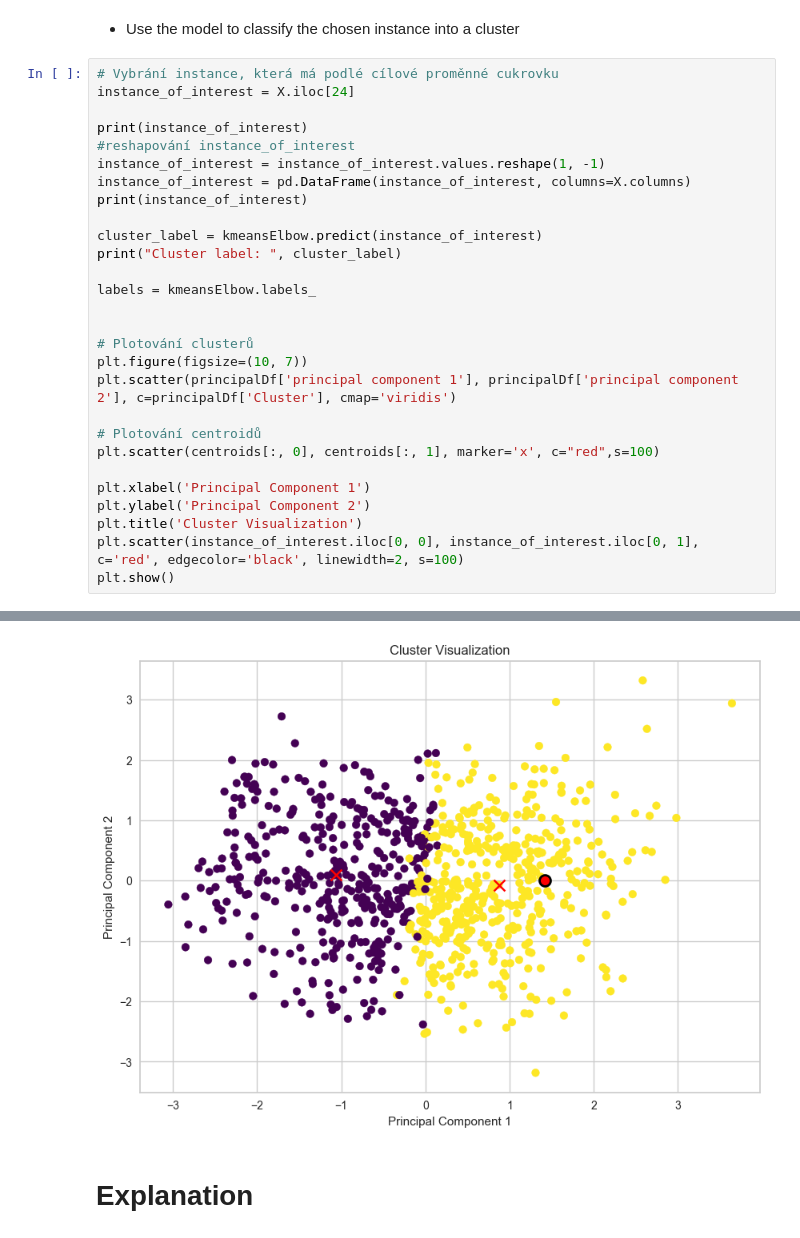
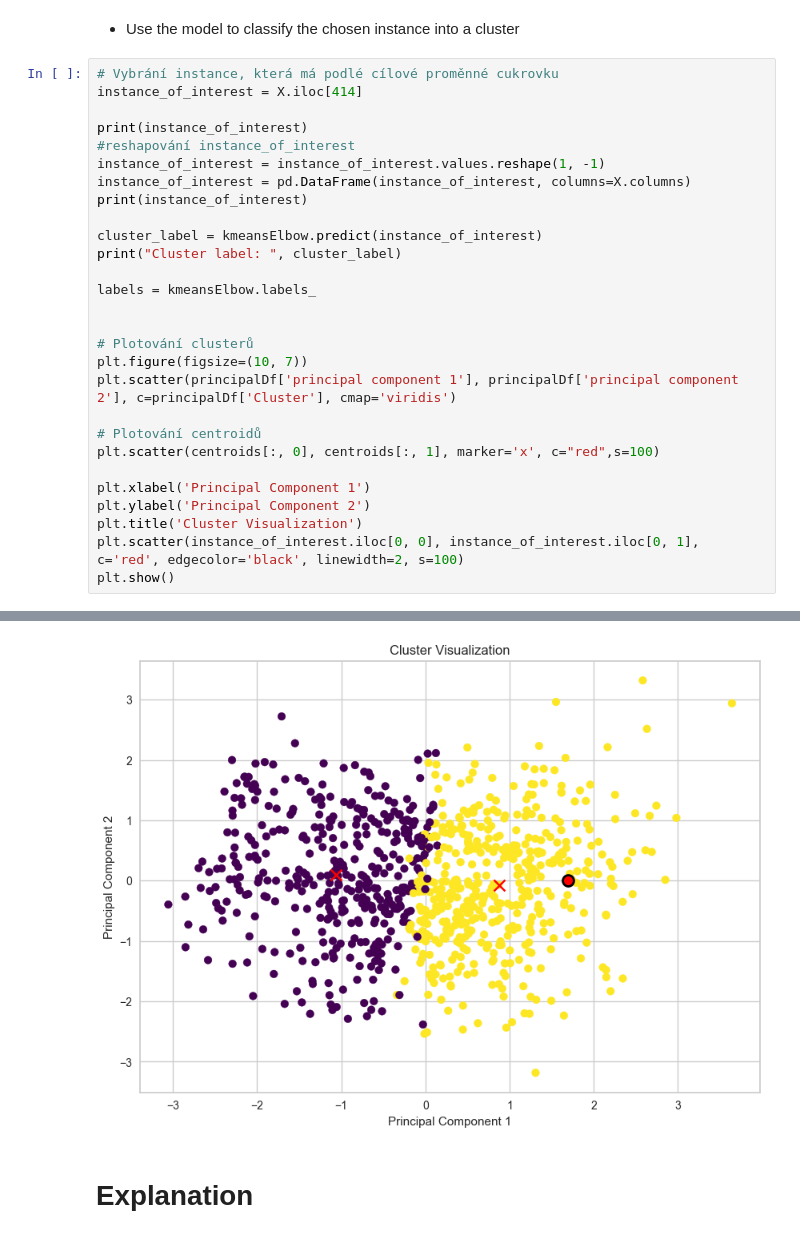
Before and after one commit to Filip-Dvorak/ZYZZ, a Jupyter notebook: template-coursework-clustering.ipynb, the cells around one changed output, grey strips where cells are left out. Saved outputs shown, nothing was run; the diff lists cells and outputs as text.

```diff
--- a/template-coursework-clustering.ipynb
+++ b/template-coursework-clustering.ipynb
@@ -251,7 +253,7 @@ ARI:  0.29755651699350943
 *	Use the model to classify the chosen instance into a cluster
 # %%
 # Vybrání instance, která má podlé cílové proměnné cukrovku
-instance_of_interest = X.iloc[24]
+instance_of_interest = X.iloc[414]
 
 print(instance_of_interest)
 #reshapování instance_of_interest
@@ -293,5 +295,5 @@ Name: 33390, dtype: float64
 Cluster label:  [1]
-[figure, old version]
+[figure, new version]
 # %% [markdown]
 # Explanation
 # %% [markdown]
```
Also changed, not shown: parts of 7 cells of this notebook.
